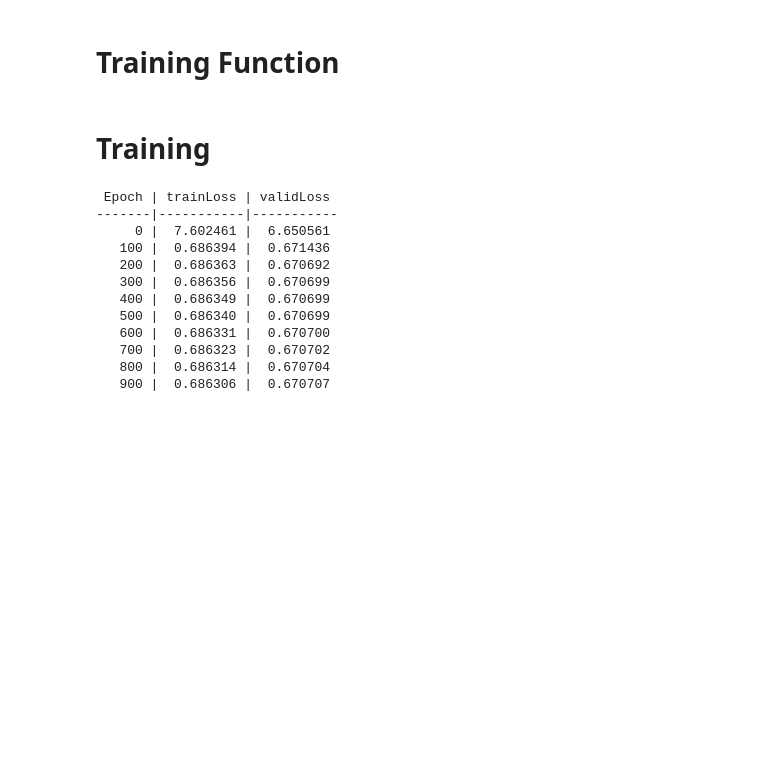
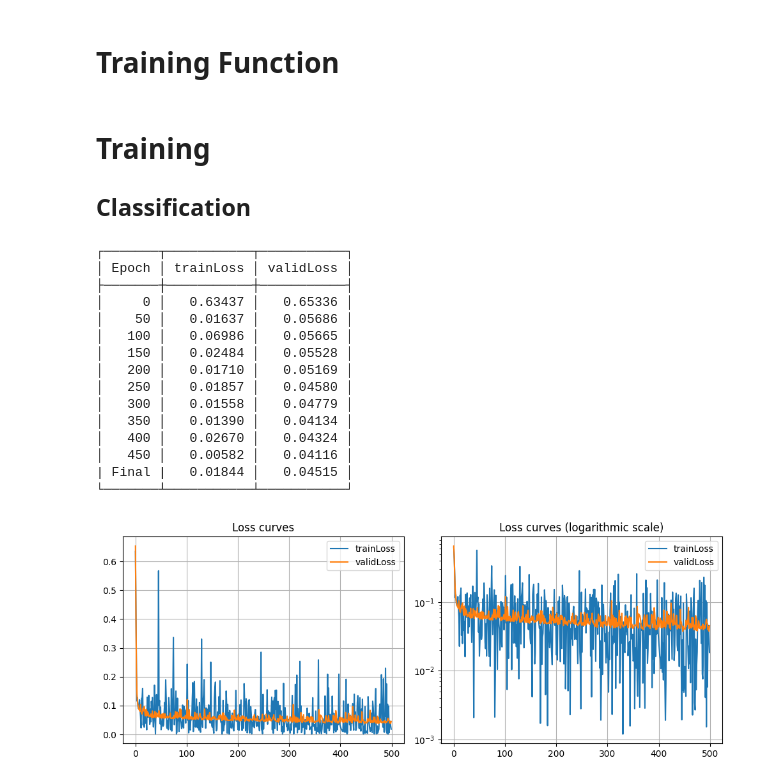
Before and after one commit to hirasawahaonycu/2025_machine_learning, a Jupyter notebook: Week_4/asm4.ipynb, the cells around one changed output. Saved outputs shown, nothing was run; the diff lists cells and outputs as text; code cells hidden in the pictures; blank space fills up the shorter version.

```diff
--- a/Week_4/asm4.ipynb
+++ b/Week_4/asm4.ipynb
@@ -102,11 +137,13 @@ class ClassModel(nn.Module):
     def __init__(self) -> None:
         super(ClassModel, self).__init__()
         self.seq = nn.Sequential(
-            nn.Linear(2, 10),
+            nn.Linear(2, 128),
             nn.ReLU(),
-            nn.Linear(10, 10),
+            nn.Linear(128, 64),
             nn.ReLU(),
-            nn.Linear(10, 1),
+            nn.Linear(64, 32),
+            nn.ReLU(),
+            nn.Linear(32, 1),
             nn.Sigmoid()
         )
 
@@ -117,11 +154,18 @@ class RegModel(nn.Module):
     def __init__(self) -> None:
         super(RegModel, self).__init__()
         self.seq = nn.Sequential(
-            nn.Linear(2, 10),
+            nn.Linear(2, 256),
             nn.Tanh(),
-            nn.Linear(10, 10),
+            nn.Linear(256, 128),
             nn.Tanh(),
-            nn.Linear(10, 1)
+            nn.Linear(128, 64),
+            nn.Tanh(),
+            nn.Linear(64, 32),
+            nn.Tanh(),
+            nn.Linear(32, 16),
+            nn.Tanh(),
+            nn.Linear(16, 1),
+            nn.Sigmoid()
         )
 
     def forward(self, X):
@@ -159,22 +227,29 @@ def trainingFunc(net, criterion, optimizer, trainEpoch: int, DS: DataSet) -> tup
 # %% [markdown]
 # Training
+
+## Classification
 # %%
-net        = ClassModel()
-criterion  = nn.BCELoss()
-optimizer  = torch.optim.Adam(net.parameters(), lr=0.01)
-trainEpoch = 1000
+net_cls        = ClassModel()
+criterion_cls  = nn.BCELoss()
+optimizer_cls  = torch.optim.Adam(net_cls.parameters(), lr=0.001)
+trainEpoch_cls = 500
 
-trainlosslist, validlosslist = trainingFunc(net, criterion, optimizer, trainEpoch, classDS)
+trainlosslist_cls, validlosslist_cls = trainingFunc(net_cls, criterion_cls, optimizer_cls, trainEpoch_cls, classDS)
+drawLossCurve(trainlosslist_cls, validlosslist_cls)
 # %% [output]
- Epoch | trainLoss | validLoss
--------|-----------|-----------
-     0 |  7.602461 |  6.650561
-   100 |  0.686394 |  0.671436
-   200 |  0.686363 |  0.670692
-   300 |  0.686356 |  0.670699
-   400 |  0.686349 |  0.670699
-   500 |  0.686340 |  0.670699
-   600 |  0.686331 |  0.670700
-   700 |  0.686323 |  0.670702
-   800 |  0.686314 |  0.670704
-   900 |  0.686306 |  0.670707
+┌───────┬───────────┬───────────┐
+│ Epoch │ trainLoss │ validLoss │
+├───────┼───────────┼───────────┤
+│     0 │   0.63437 │   0.65336 │
+│    50 │   0.01637 │   0.05686 │
+│   100 │   0.06986 │   0.05665 │
+│   150 │   0.02484 │   0.05528 │
+│   200 │   0.01710 │   0.05169 │
+│   250 │   0.01857 │   0.04580 │
+│   300 │   0.01558 │   0.04779 │
+│   350 │   0.01390 │   0.04134 │
+│   400 │   0.02670 │   0.04324 │
+│   450 │   0.00582 │   0.04116 │
+| Final |   0.01844 │   0.04515 │
+└───────┴───────────┴───────────┘
+[figure, added]
```
Also changed, not shown: parts of 16 cells of this notebook, 10 other files.
